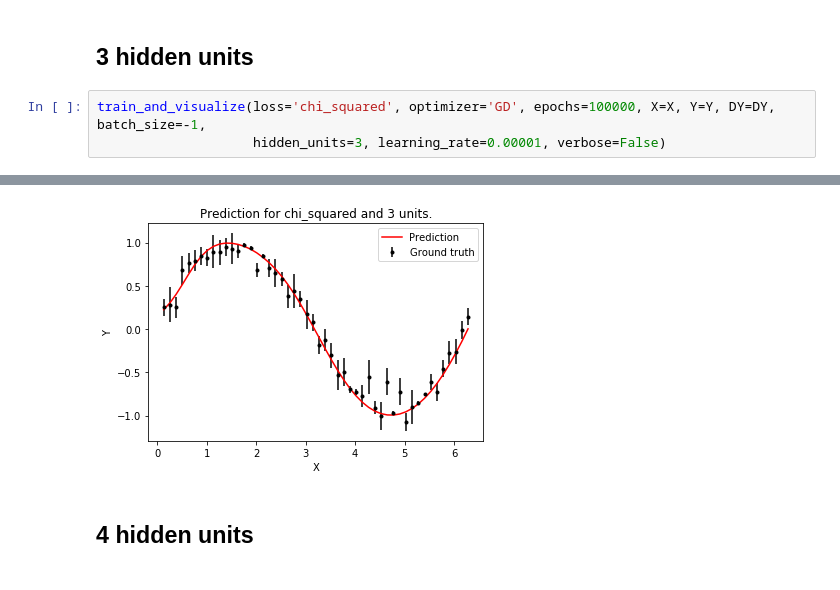
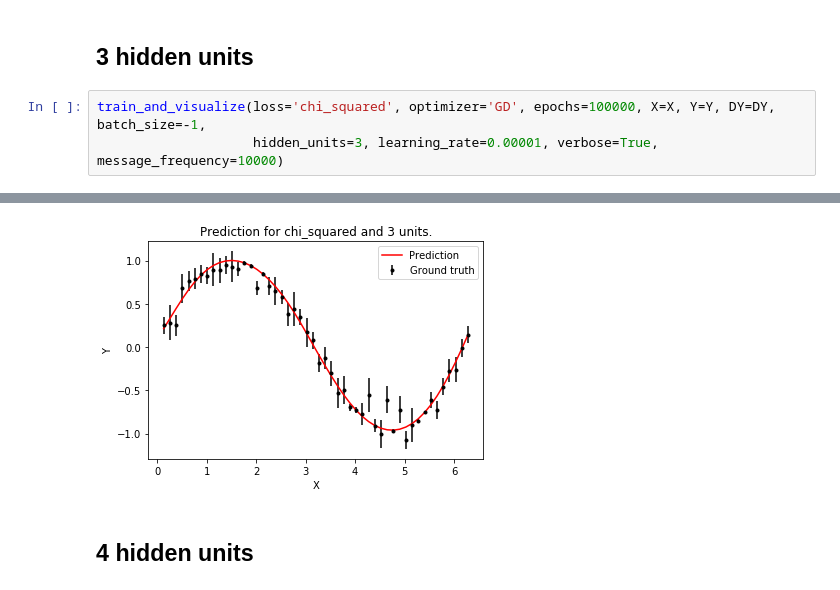
Before and after one commit to PGrabinski/IntroductionNeuralNetworks, a Jupyter notebook: List5/Problem3.ipynb, the cells around one changed output, grey strips where cells are left out. Drawn from its saved outputs; the diff is of its cells as text.

```diff
--- a/List5/Problem3.ipynb
+++ b/List5/Problem3.ipynb
@@ -76,5 +82,5 @@ Final loss function: 18350.05207690732
 ## 3 hidden units
 # %%
 train_and_visualize(loss='chi_squared', optimizer='GD', epochs=100000, X=X, Y=Y, DY=DY, batch_size=-1,
-                    hidden_units=3, learning_rate=0.00001, verbose=False)
+                    hidden_units=3, learning_rate=0.00001, verbose=True, message_frequency=10000)
 # %% [output]
@@ -82,4 +98,4 @@ Final loss function: 18356.96935052462
-[figure, old version]
+[figure, new version]
 # %% [markdown]
 ## 4 hidden units
 # %%
```
Also changed, not shown: parts of 4 cells of this notebook, 1 other file.
